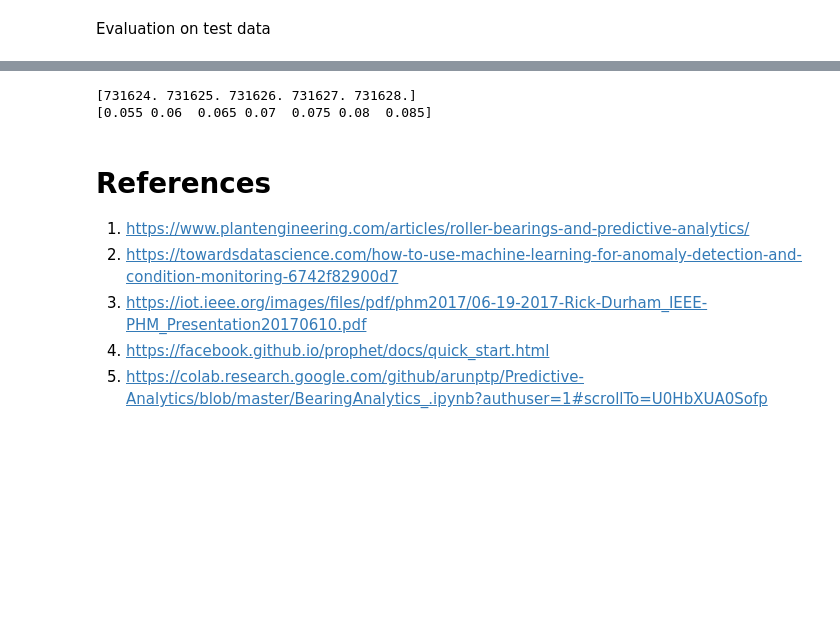
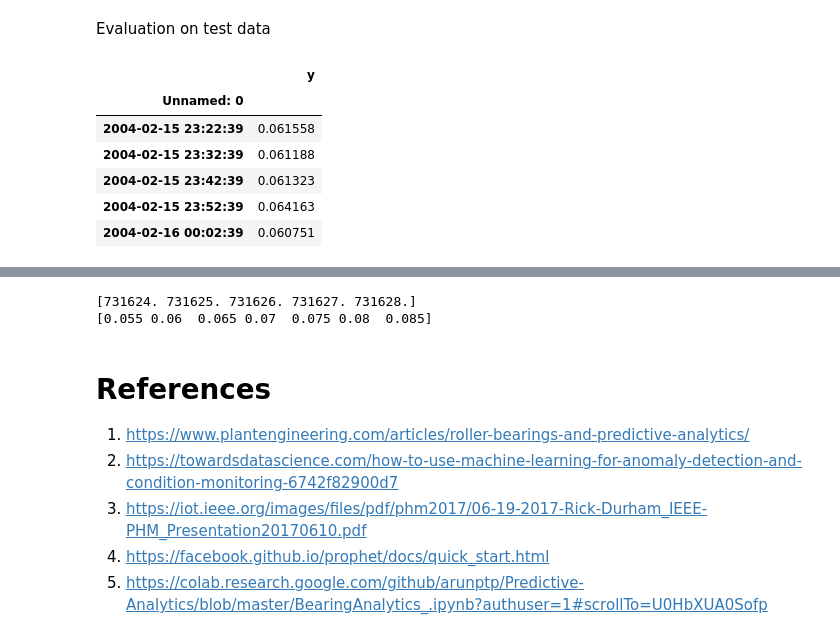
Before and after one commit to shaleenanuj/Machine-Condition-Monitoring, a Jupyter notebook: PredictiononNASABearingLSTM.ipynb, the cells around one changed output, grey strips where cells are left out. Cells and saved outputs as stored; diff of their text form; code cells hidden in the pictures; blank space fills up the shorter version.

```diff
--- a/PredictiononNASABearingLSTM.ipynb
+++ b/PredictiononNASABearingLSTM.ipynb
@@ -113,3 +153,15 @@ Displaying Prophet plot
 # %% [markdown]
 Evaluation on test data
+# %%
+faultydata = pd.DataFrame()
+faultydata['y'] = merged_data['2004-02-15 23:22:39':'2004-02-16 23:52:39']['Bearing 1']
+faultydata.head()
+# %% [output]
+|  | y |
+| Unnamed: 0 |  |
+| 2004-02-15 23:22:39 | 0.061558 |
+| 2004-02-15 23:32:39 | 0.061188 |
+| 2004-02-15 23:42:39 | 0.061323 |
+| 2004-02-15 23:52:39 | 0.064163 |
+| 2004-02-16 00:02:39 | 0.060751 |
 # %%
```
Also changed, not shown: parts of 7 cells of this notebook.
